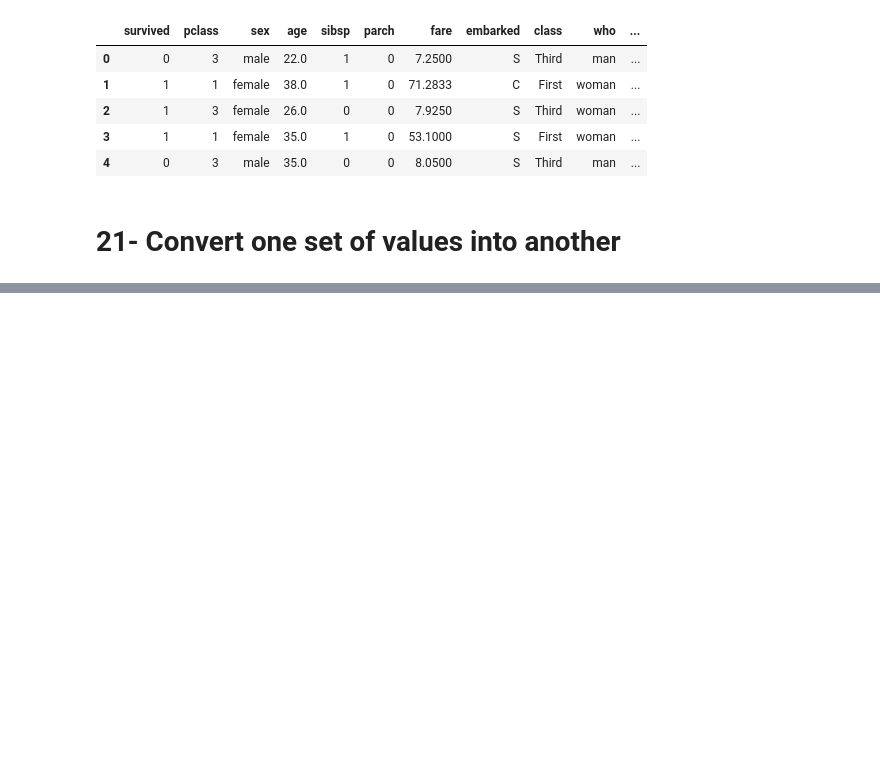
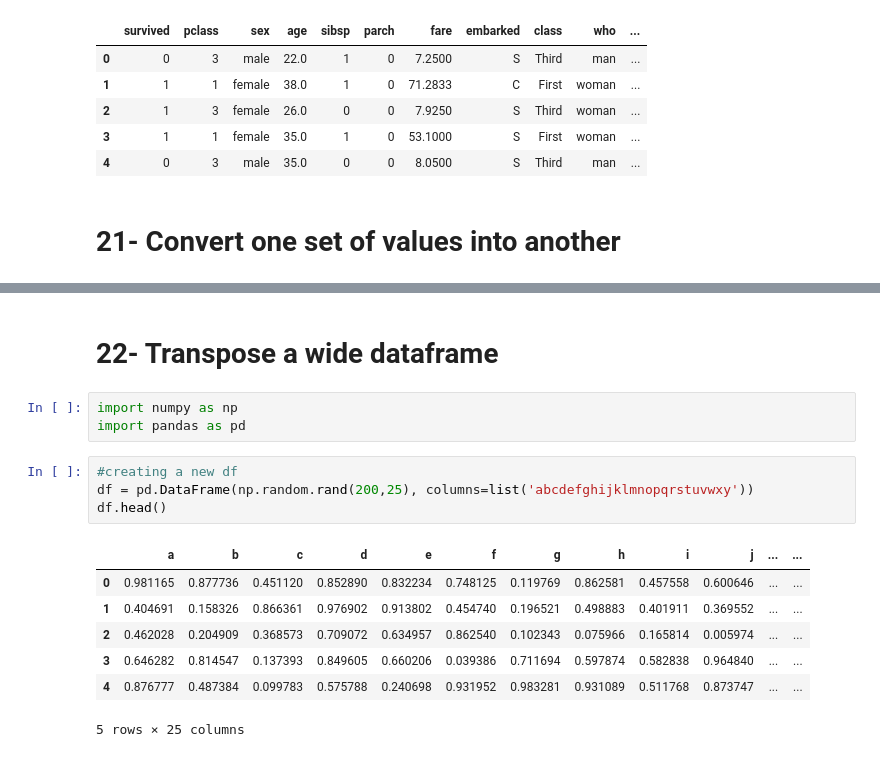
Before and after one commit to Syeda-Eman/40-days-of-Python, a Jupyter notebook: Day_7.ipynb, the cells around one changed output, grey strips where cells are left out. Cells and saved outputs as stored; diff of their text form; blank space fills up the shorter version.

```diff
--- a/Day_7.ipynb
+++ b/Day_7.ipynb
@@ -1041,0 +1096,17 @@ df.head()
+# %% [markdown]
+# **22- Transpose a wide dataframe**
+# %%
+import numpy as np
+import pandas as pd
+# %%
+#creating a new df
+df = pd.DataFrame(np.random.rand(200,25), columns=list('abcdefghijklmnopqrstuvwxy'))
+df.head()
+# %% [output]
+|  | a | b | c | d | e | f | g | h | i | j | ... | ... |
+| 0 | 0.981165 | 0.877736 | 0.451120 | 0.852890 | 0.832234 | 0.748125 | 0.119769 | 0.862581 | 0.457558 | 0.600646 | ... | ... |
+| 1 | 0.404691 | 0.158326 | 0.866361 | 0.976902 | 0.913802 | 0.454740 | 0.196521 | 0.498883 | 0.401911 | 0.369552 | ... | ... |
+| 2 | 0.462028 | 0.204909 | 0.368573 | 0.709072 | 0.634957 | 0.862540 | 0.102343 | 0.075966 | 0.165814 | 0.005974 | ... | ... |
+| 3 | 0.646282 | 0.814547 | 0.137393 | 0.849605 | 0.660206 | 0.039386 | 0.711694 | 0.597874 | 0.582838 | 0.964840 | ... | ... |
+| 4 | 0.876777 | 0.487384 | 0.099783 | 0.575788 | 0.240698 | 0.931952 | 0.983281 | 0.931089 | 0.511768 | 0.873747 | ... | ... |
+5 rows × 25 columns
```
Also changed, not shown: parts of 14 cells of this notebook.
